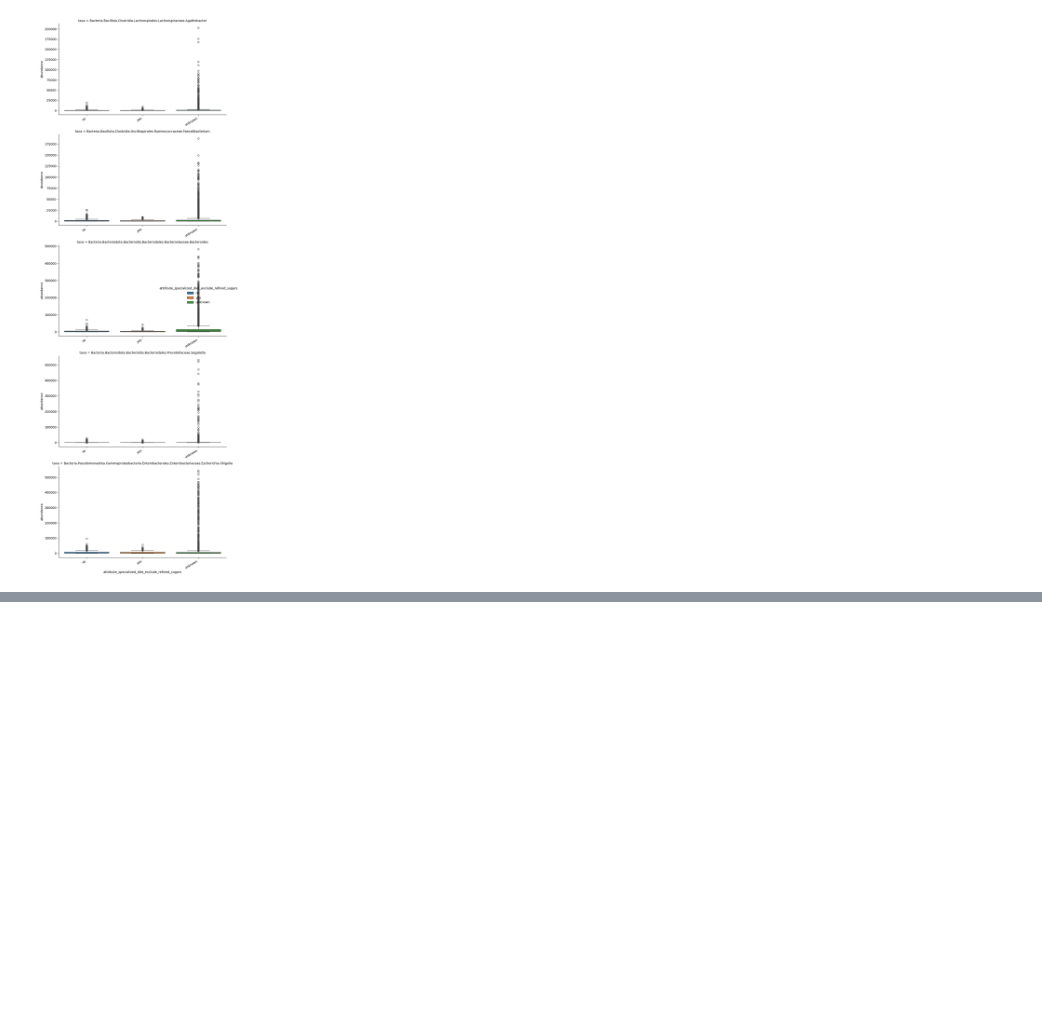
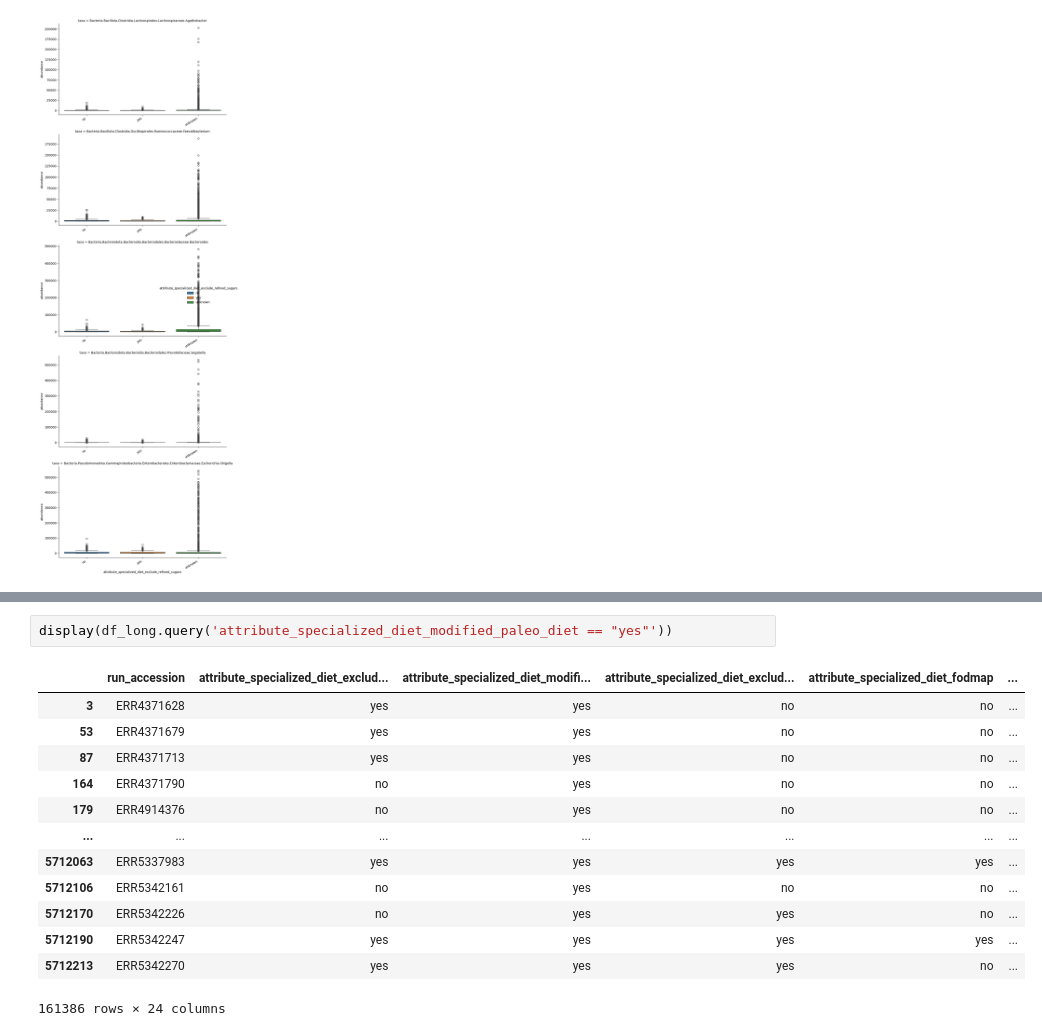
Before and after one commit to rredkovich/uniba_dataviz_project, a Jupyter notebook: Untitled.ipynb, the cells around one changed output, grey strips where cells are left out. Saved outputs shown, nothing was run; the diff lists cells and outputs as text; blank space fills up the shorter version.

```diff
--- a/Untitled.ipynb
+++ b/Untitled.ipynb
@@ -210,0 +265,16 @@ for diet in all_diets[:1]:
+# %%
+display(df_long.query('attribute_specialized_diet_modified_paleo_diet == "yes"'))
+# %% [output]
+|  | run_accession | attribute_specialized_diet_exclud... | attribute_specialized_diet_modifi... | attribute_specialized_diet_exclud... | attribute_specialized_diet_fodmap | ... |
+| 3 | ERR4371628 | yes | yes | no | no | ... |
+| 53 | ERR4371679 | yes | yes | no | no | ... |
+| 87 | ERR4371713 | yes | yes | no | no | ... |
+| 164 | ERR4371790 | no | yes | no | no | ... |
+| 179 | ERR4914376 | no | yes | no | no | ... |
+| ... | ... | ... | ... | ... | ... | ... |
+| 5712063 | ERR5337983 | yes | yes | yes | yes | ... |
+| 5712106 | ERR5342161 | no | yes | no | no | ... |
+| 5712170 | ERR5342226 | no | yes | yes | no | ... |
+| 5712190 | ERR5342247 | yes | yes | yes | yes | ... |
+| 5712213 | ERR5342270 | yes | yes | yes | no | ... |
+161386 rows × 24 columns
```
Also changed, not shown: parts of 6 cells of this notebook.
